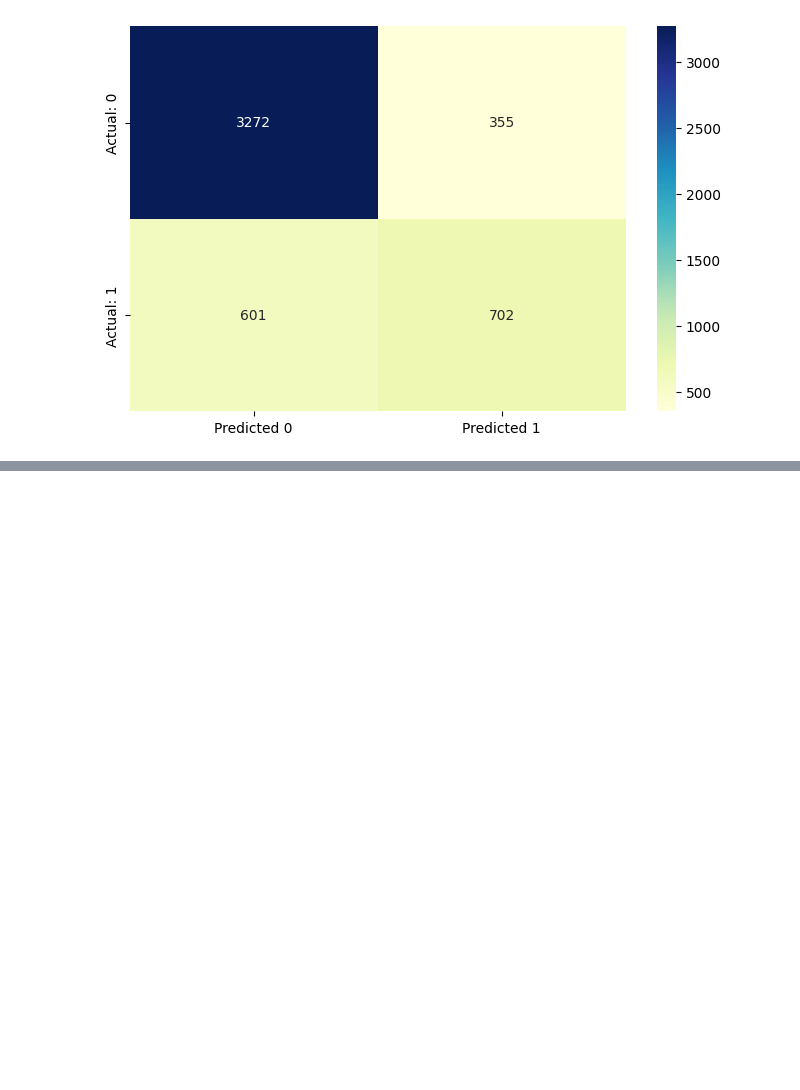
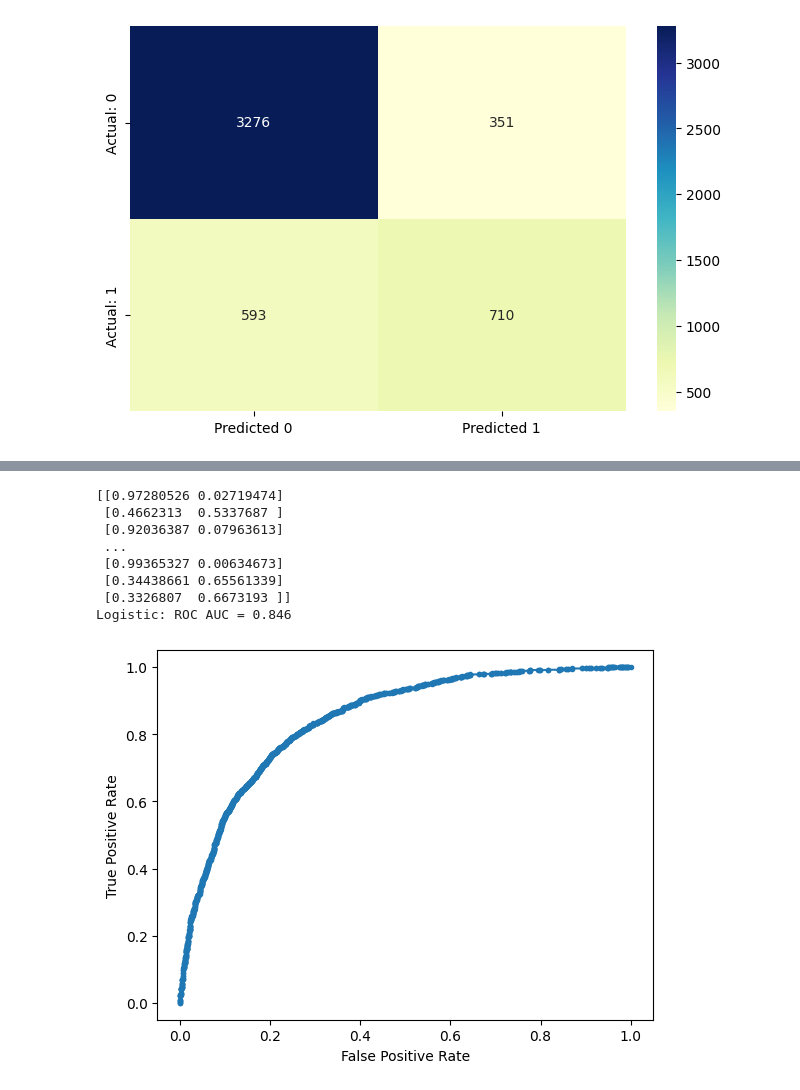
Before and after one commit to asa1997/CarPricePrediction, a Jupyter notebook: Telecom_Customer_Churn/Telecom_CustomerChurn.ipynb, the cells around one changed output, grey strips where cells are left out. Drawn from its saved outputs; the diff is of its cells as text; code cells hidden in the pictures; blank space fills up the shorter version.

```diff
--- a/Telecom_Customer_Churn/Telecom_CustomerChurn.ipynb
+++ b/Telecom_Customer_Churn/Telecom_CustomerChurn.ipynb
@@ -689,7 +698,8 @@ StatsModel Logit: Does not use regularization by default.
 - ScikitLearn LogisticRegression: Includes intercept by default.
 StatsModel Logit: Use the add_constant method to include an intercept.
 # %%
-cols_model = ['tenure', 'PaperlessBilling', 'MonthlyCharges',
-             'SeniorCitizen', 'Contract_One year', 'Contract_Two year',
-             'PaymentMethod_Credit card (automatic)', 'OnlineSecurity_Yes', 'OnlineBackup_Yes',
-             'TechSupport_Yes', 'StreamingMovies_Yes']
+cols_model = ['tenure', 'PaperlessBilling', 'MonthlyCharges', 'SeniorCitizen', 'Contract_One year', 'Contract_Two year',
+'OnlineSecurity_Yes', 'OnlineBackup_Yes',
+'TechSupport_Yes', 'StreamingMovies_Yes', 'PaymentMethod_Electronic check']
+
+len(cols_model)
@@ -696,6 +708,6 @@ cols_model = ['tenure', 'PaperlessBilling', 'MonthlyCharges',
 # %%
-X_train_1 = X_train[cols_model] # Using X_train to match the example
-X_train_1
+X_train_sk = X_train[cols_model] # Using X_train to match the example
+X_train_sk
 # %% [output]
 |  | tenure | PaperlessBilling | MonthlyCharges | SeniorCitizen | Contract_One year | Contract_Two year | ... |
 | 877 | 0.754422 | 0 | -0.145568 | 0 | 1 | 0 | ... |
@@ -712,7 +724,7 @@ X_train_1
 4930 rows × 11 columns
 # %%
 logreg = LogisticRegression()
-logreg.fit(X_train_1, y_train)
+logreg.fit(X_train_sk, y_train)
 # %% [output]
 LogisticRegression()
 # %% [markdown]
@@ -752,0 +812,33 @@ array([[3272,  355],
+# %%
+from sklearn.metrics import roc_curve
+from sklearn.metrics import roc_auc_score
+
+lr_probs = logreg.predict_proba(X_train_sk)
+print(lr_probs)
+# keep probabilities for the positive outcome only
+lr_probs = lr_probs[:, 1]
+
+# calculate scores
+lr_auc = roc_auc_score(y_train, lr_probs)
+
+# summarize scores
+print('Logistic: ROC AUC = %.3f' % (lr_auc))
+
+# calculate roc curves
+lr_fpr, lr_tpr, _ = roc_curve(y_train, lr_probs)
+
+plt.plot(lr_fpr, lr_tpr, marker='.')
+
+plt.xlabel('False Positive Rate')
+plt.ylabel('True Positive Rate')
+plt.show()
+# %% [output]
+[[0.97280526 0.02719474]
+ [0.4662313  0.5337687 ]
+ [0.92036387 0.07963613]
+ ...
+ [0.99365327 0.00634673]
+ [0.34438661 0.65561339]
+ [0.3326807  0.6673193 ]]
+Logistic: ROC AUC = 0.846
+[figure, added]
```
Also changed, not shown: parts of 15 cells of this notebook.
